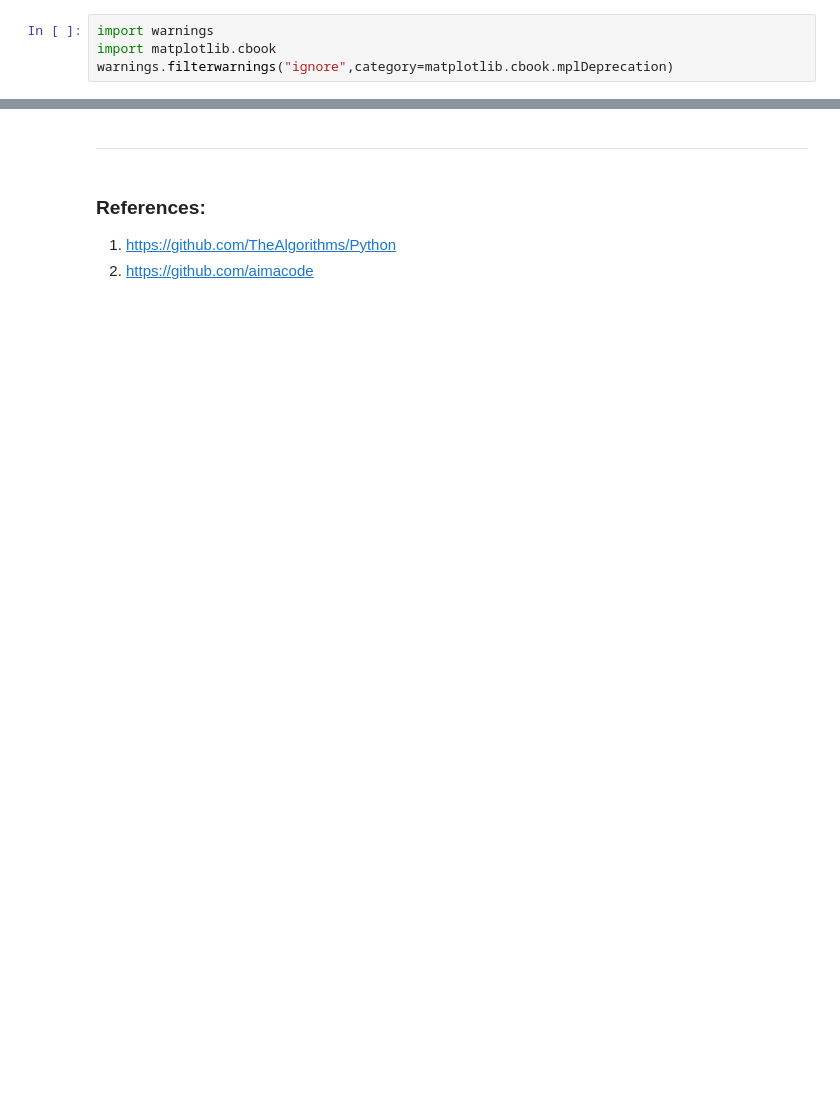
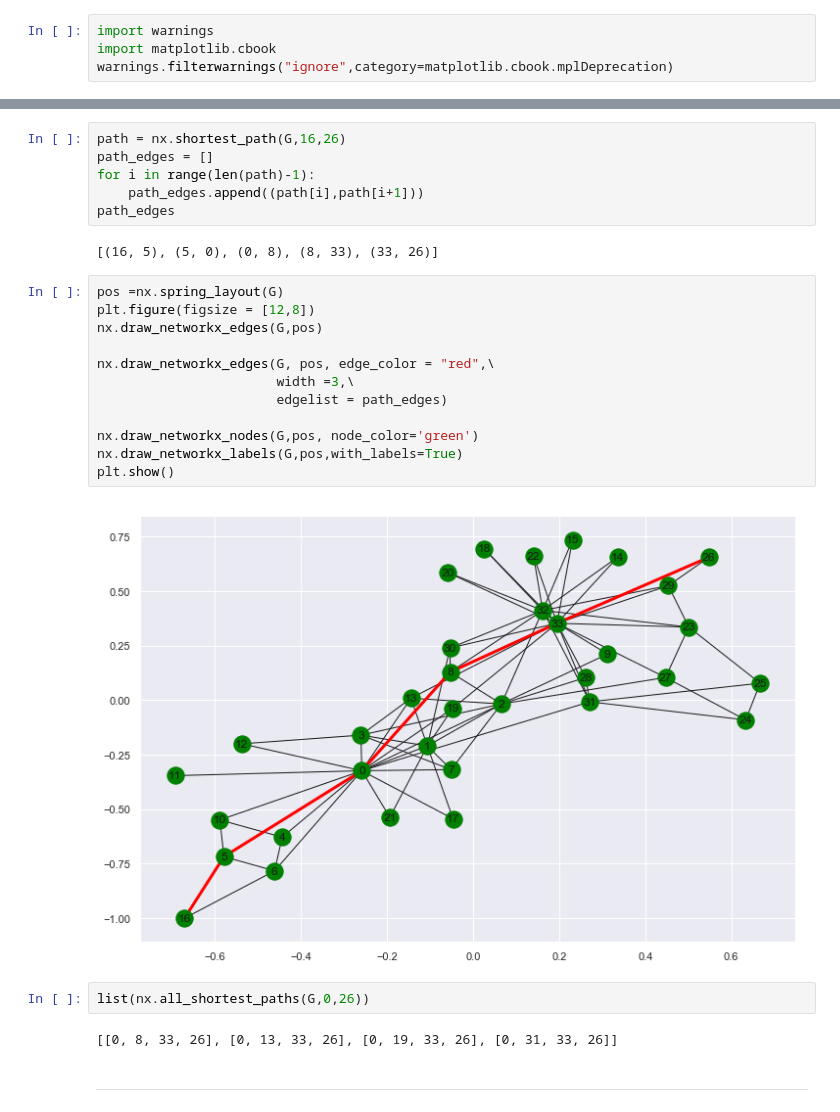
Before and after one commit to anpaschool/Algorithms, a Jupyter notebook: AA4-AI-Search.ipynb, the cells around one changed output, grey strips where cells are left out. Saved outputs shown, nothing was run; the diff lists cells and outputs as text; blank space fills up the shorter version.

Commit message:
Algorithms
update

```diff
--- a/AA4-AI-Search.ipynb
+++ b/AA4-AI-Search.ipynb
@@ -210,6 +223,28 @@ warnings.filterwarnings("ignore",category=matplotlib.cbook.mplDeprecation)
+# %%
+path = nx.shortest_path(G,16,26)
+path_edges = []
+for i in range(len(path)-1):
+    path_edges.append((path[i],path[i+1]))
+path_edges
+# %% [output]
+[(16, 5), (5, 0), (0, 8), (8, 33), (33, 26)]
+# %%
+pos =nx.spring_layout(G)
+plt.figure(figsize = [12,8])
+nx.draw_networkx_edges(G,pos)
+
+nx.draw_networkx_edges(G, pos, edge_color = "red",\
+                       width =3,\
+                       edgelist = path_edges)
+
+nx.draw_networkx_nodes(G,pos, node_color='green')
+nx.draw_networkx_labels(G,pos,with_labels=True)
+plt.show()
+# %% [output]
+[figure, added]
+# %%
+list(nx.all_shortest_paths(G,0,26))
+# %% [output]
+[[0, 8, 33, 26], [0, 13, 33, 26], [0, 19, 33, 26], [0, 31, 33, 26]]
 # %% [markdown]
 --------
-# %% [markdown]
-### References:
-1. https://github.com/TheAlgorithms/Python
-2. https://github.com/aimacode
```
Also changed, not shown: parts of 4 cells of this notebook, 5 other files.
